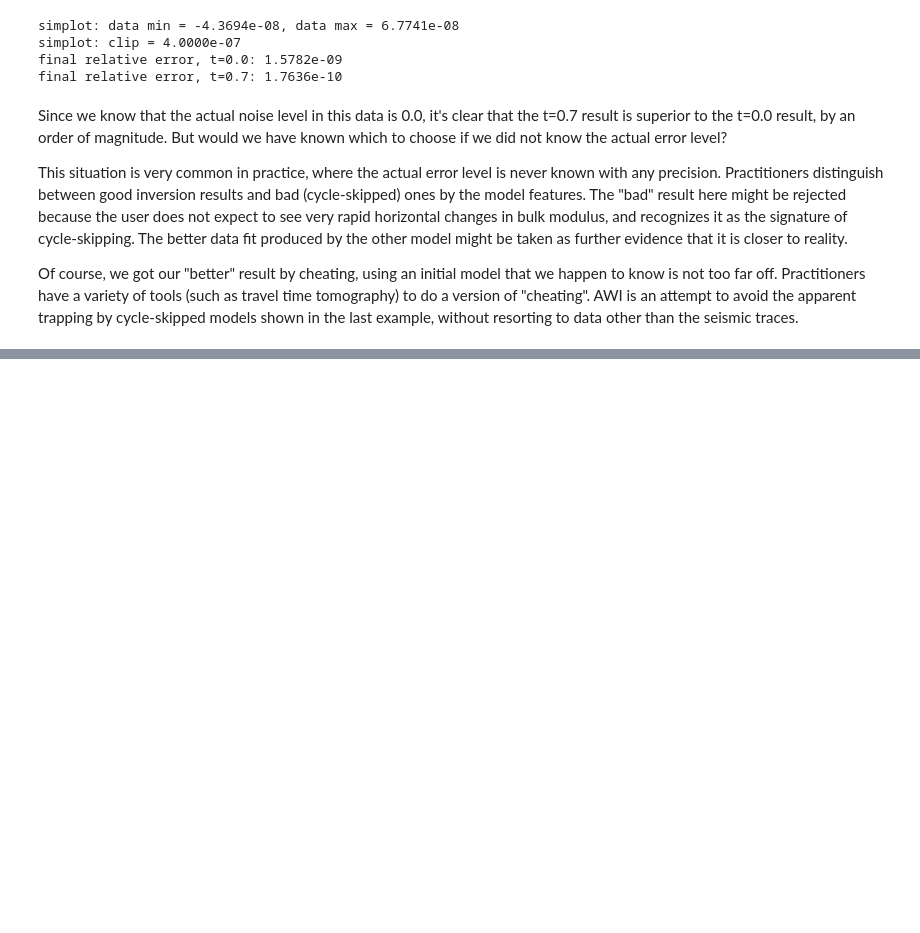
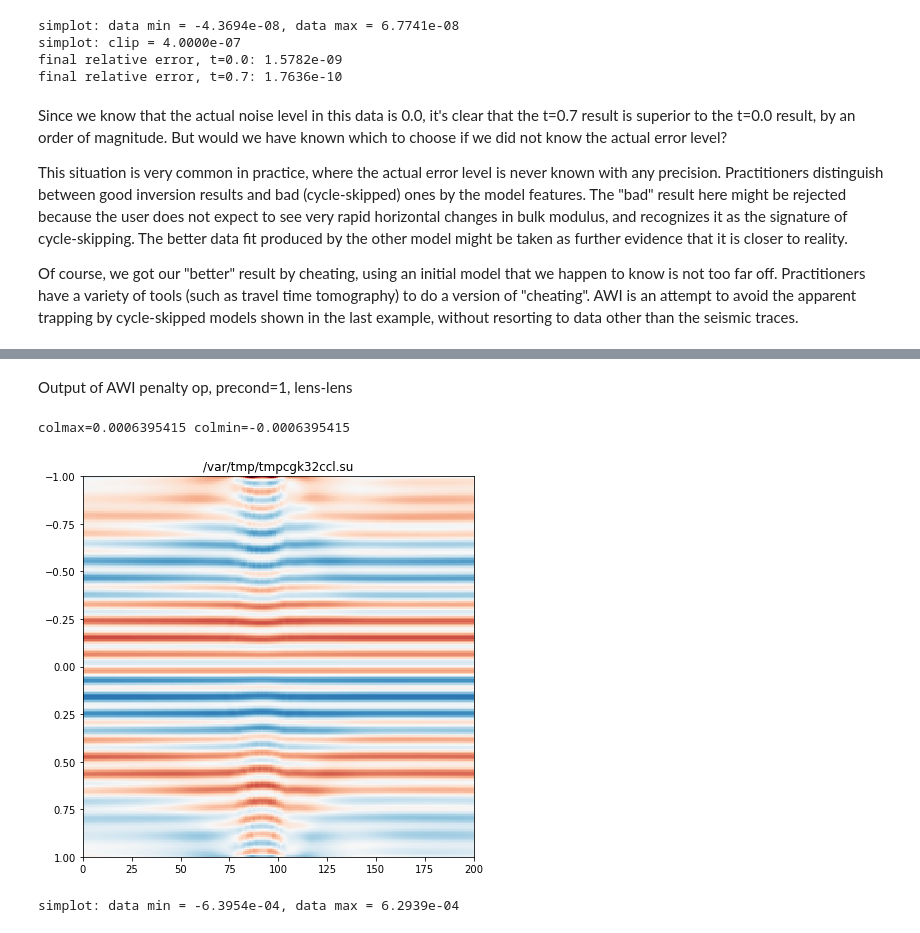
Before and after one commit to wwsorcas/trip, a Jupyter notebook: pyrvl/awivc.ipynb, the cells around one changed output, grey strips where cells are left out. Cells and saved outputs as stored; diff of their text form; code cells hidden in the pictures; blank space fills up the shorter version.

```diff
--- a/pyrvl/awivc.ipynb
+++ b/pyrvl/awivc.ipynb
@@ -1060,0 +1186,8 @@ $$
+# %% [markdown]
+Output of AWI penalty op, precond=1, lens-lens
+# %%
+linalg.simplot(pent1ll.data)
+# %% [output]
+colmax=0.0006395415 colmin=-0.0006395415
+[figure, added]
+simplot: data min = -6.3954e-04, data max = 6.2939e-04
```
Also changed, not shown: parts of 35 cells of this notebook, 1 other file.
